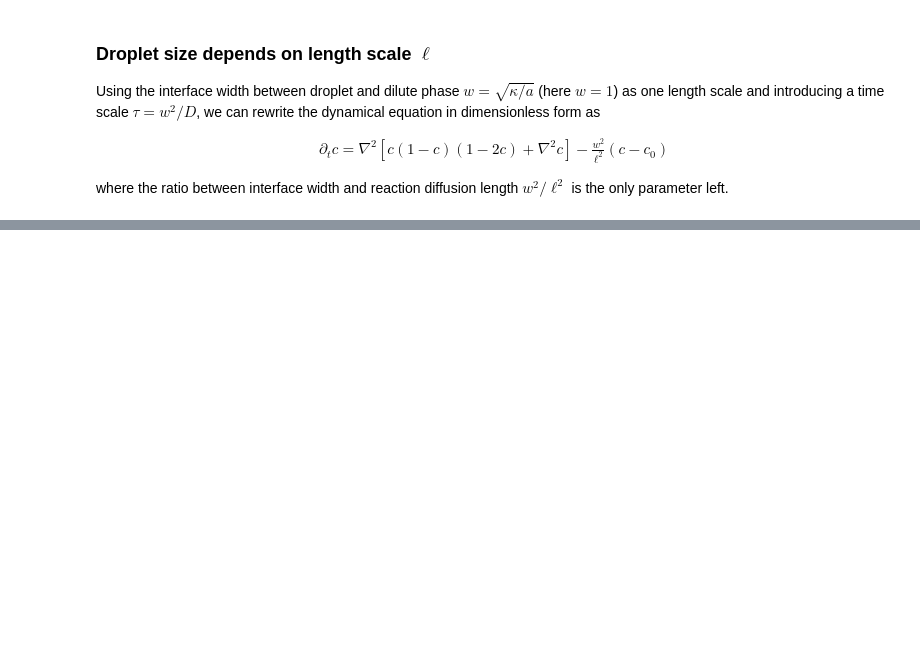
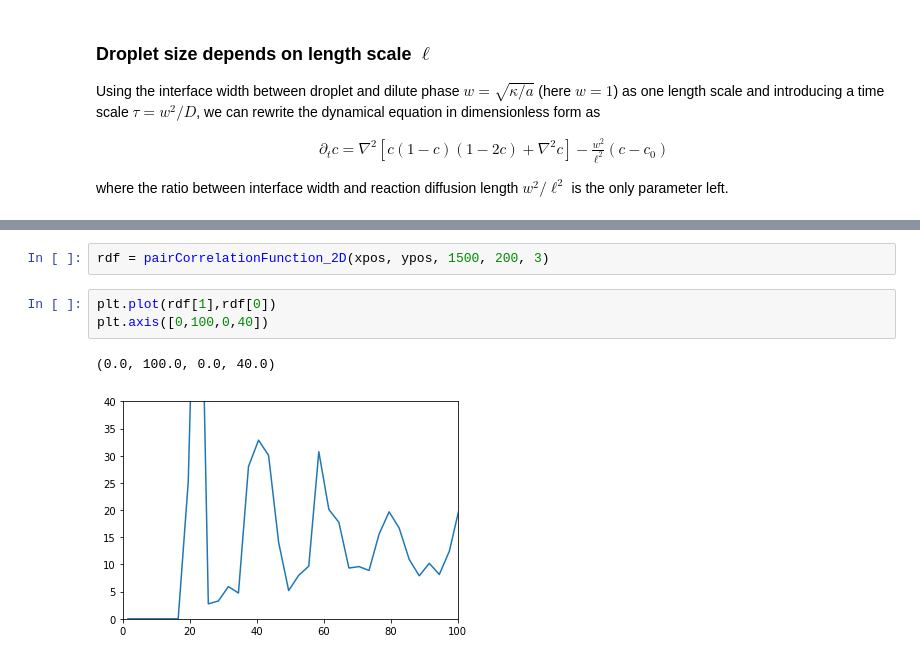
Before and after one commit to zwicker-group/tutorial-pattern-formation-in-cells, a Jupyter notebook: 05_non-ideal-reaction-diffusion.ipynb, the cells around one changed output, grey strips where cells are left out. Cells and saved outputs as stored; diff of their text form; blank space fills up the shorter version.

```diff
--- a/05_non-ideal-reaction-diffusion.ipynb
+++ b/05_non-ideal-reaction-diffusion.ipynb
@@ -387,3 +380,11 @@ plt.axis([0,100,0,4])
+# %%
+rdf = pairCorrelationFunction_2D(xpos, ypos, 1500, 200, 3)
+# %%
+plt.plot(rdf[1],rdf[0])
+plt.axis([0,100,0,40])
+# %% [output]
+(0.0, 100.0, 0.0, 40.0)
+[figure, added]
 # %%
 from scipy.fftpack import fft2, fftfreq, fftshift
 f1 = np.abs(fftshift(fft2(final_state.data)))
```
Also changed, not shown: parts of 17 cells of this notebook.
